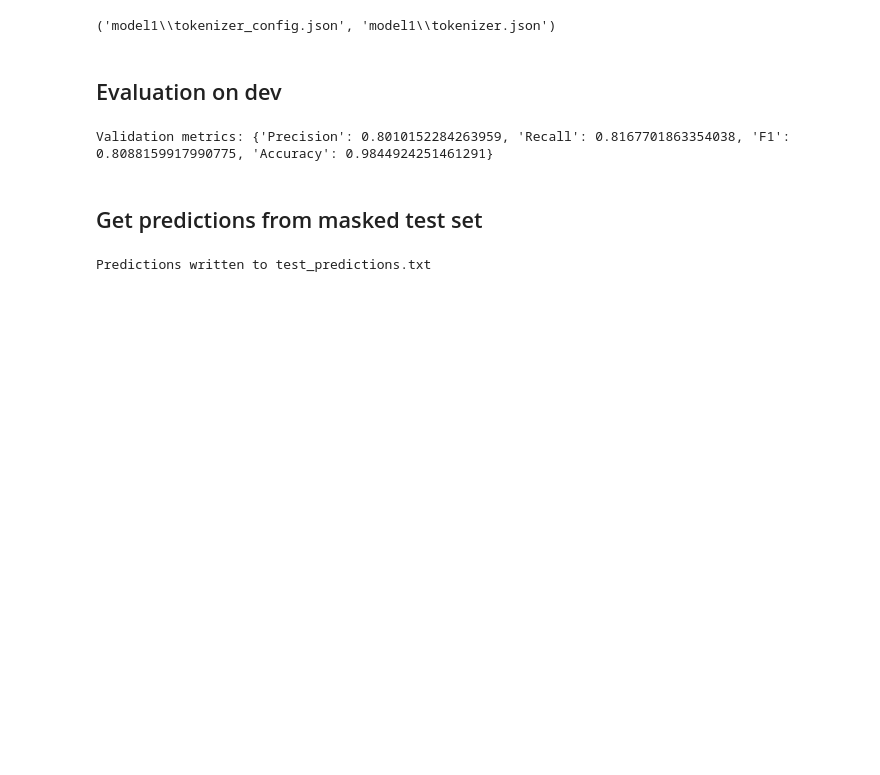
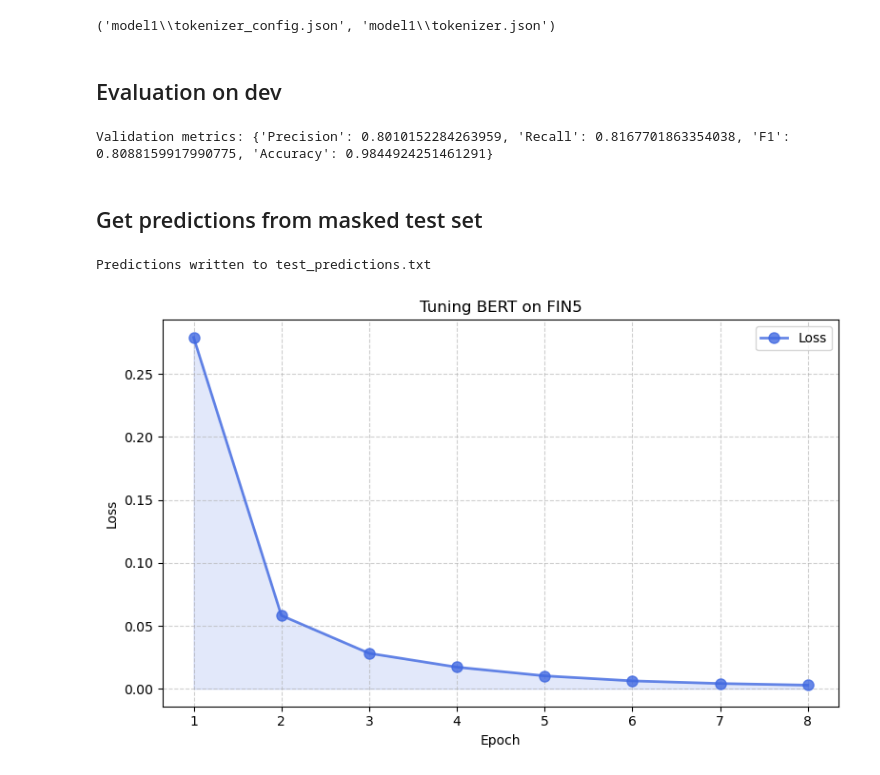
Before and after one commit to gmakte/NLP_DataAdaptationProject, a Jupyter notebook: baseline.ipynb, the cells around one changed output. Cells and saved outputs as stored; diff of their text form; code cells hidden in the pictures; blank space fills up the shorter version.

```diff
--- a/baseline.ipynb
+++ b/baseline.ipynb
@@ -589,3 +589,24 @@ with open(output_file, "w", encoding="utf-8") as f:
 print(f"Predictions written to {output_file}")
 # %% [output]
 Predictions written to test_predictions.txt
+# %%
+import matplotlib.pyplot as plt
+import numpy as np
+
+#results collected during training, for visualization
+
+epochs = np.array([1, 2, 3, 4, 5, 6, 7, 8])
+loss = np.array([0.2789, 0.0582, 0.0282, 0.0172, 0.0103, 0.0063, 0.0042, 0.0029])
+
+plt.figure(figsize=(8, 5))
+plt.plot(epochs, loss, marker='o', linestyle='-', color='royalblue', linewidth=2, markersize=8, alpha=0.8, label='Loss')
+plt.fill_between(epochs, loss, color='royalblue', alpha=0.15)
+plt.xlabel('Epoch')
+plt.ylabel('Loss')
+plt.title('Tuning BERT on FIN5')
+plt.grid(True, linestyle='--', alpha=0.6)
+plt.legend()
+plt.tight_layout()
+plt.show()
+# %% [output]
+[figure, added]
```
Also changed, not shown: 3 other files.
